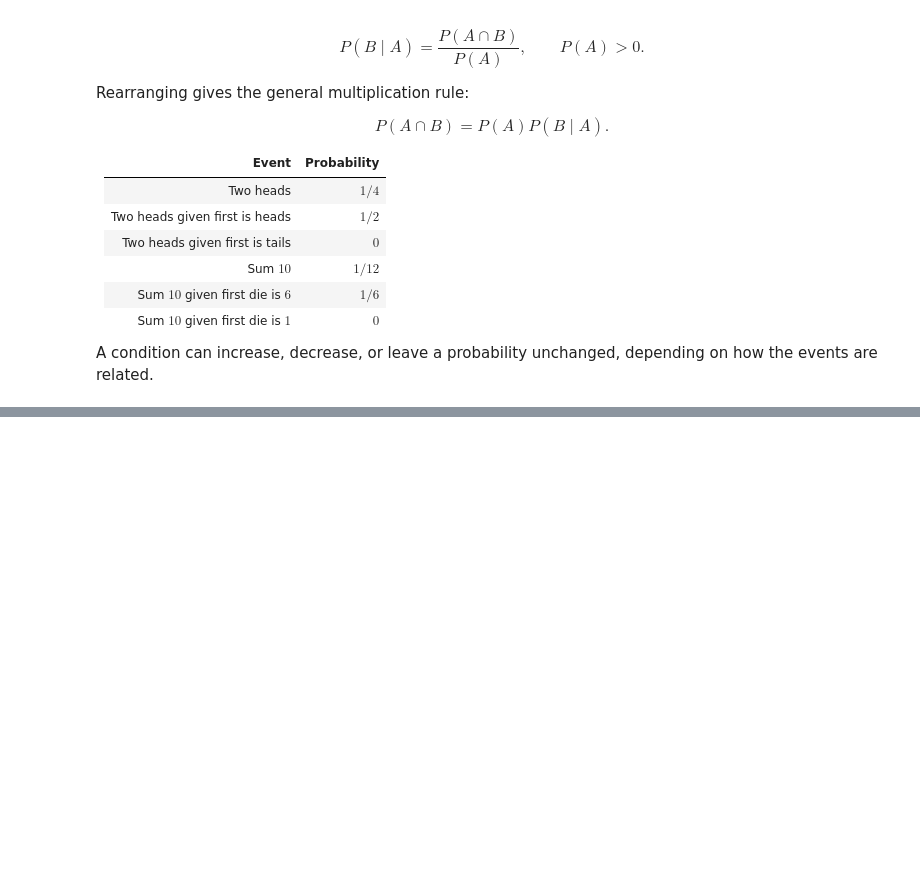
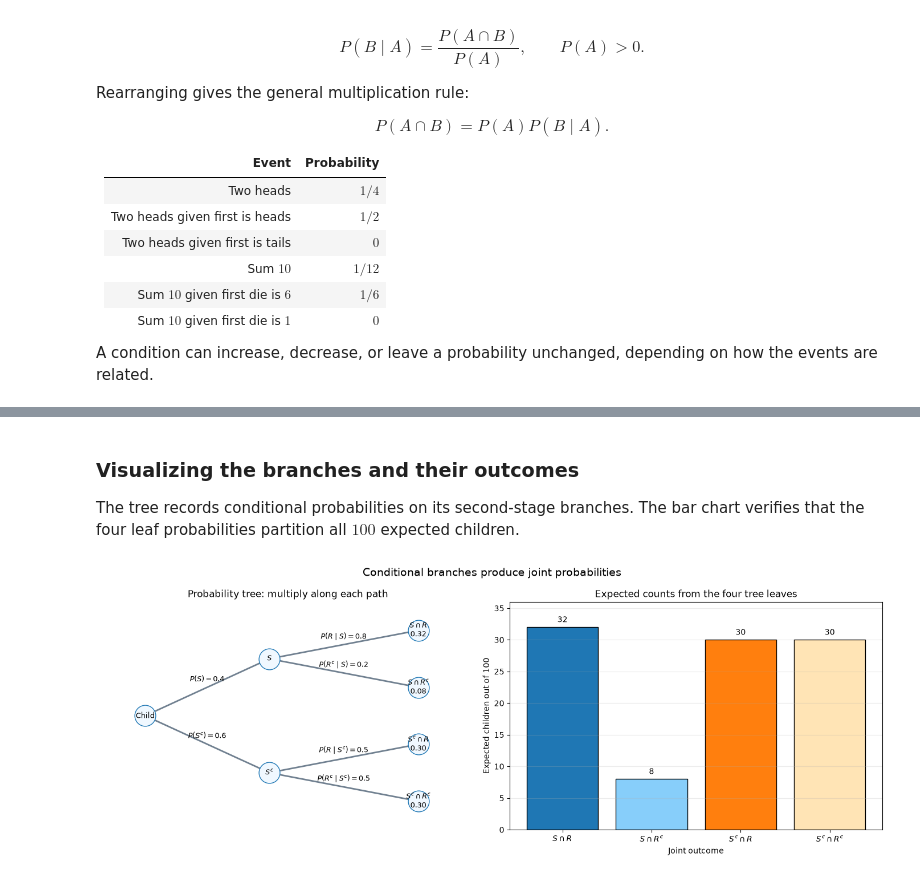
Before and after one commit to majorgilles/mathematics-for-machine-learning-and-data-science, a Jupyter notebook: weeks/c3_w1/01_probability_and_probability_distributions.ipynb, the cells around one changed output, grey strips where cells are left out. Drawn from its saved outputs; the diff is of its cells as text; code cells hidden in the pictures; blank space fills up the shorter version.

Commit message:
Add detailed explanations, visual examples, and metadata updates to C3_W1 notebook on probability concepts

```diff
--- a/weeks/c3_w1/01_probability_and_probability_distributions.ipynb
+++ b/weeks/c3_w1/01_probability_and_probability_distributions.ipynb
@@ -1753,0 +1902,73 @@ A condition can increase, decrease, or leave a probability unchanged, depending
+# %% [markdown]
+### Visualizing the branches and their outcomes
+
+The tree records conditional probabilities on its second-stage branches. The bar chart verifies that the four leaf probabilities partition all $100$ expected children.
+# %%
+fig, axes = plt.subplots(1, 2, figsize=(14, 5.3))
+
+tree_nodes: dict[str, tuple[float, float]] = {
+    "root": (0.0, 0.0),
+    "S": (1.0, 1.0),
+    "not_S": (1.0, -1.0),
+    "S_and_R": (2.2, 1.5),
+    "S_and_not_R": (2.2, 0.5),
+    "not_S_and_R": (2.2, -0.5),
+    "not_S_and_not_R": (2.2, -1.5),
+}
+tree_edges: list[tuple[str, str, str]] = [
+    ("root", "S", "$P(S)=0.4$"),
+    ("root", "not_S", "$P(S^c)=0.6$"),
+    ("S", "S_and_R", "$P(R\mid S)=0.8$"),
+    ("S", "S_and_not_R", "$P(R^c\mid S)=0.2$"),
+    ("not_S", "not_S_and_R", "$P(R\mid S^c)=0.5$"),
+    ("not_S", "not_S_and_not_R", "$P(R^c\mid S^c)=0.5$"),
+]
+
+for start_name, end_name, edge_label in tree_edges:
+    start_x, start_y = tree_nodes[start_name]
+    end_x, end_y = tree_nodes[end_name]
+    axes[0].plot([start_x, end_x], [start_y, end_y], color="slategray", linewidth=2)
+    axes[0].text(
+        (start_x + end_x) / 2,
+        (start_y + end_y) / 2 + 0.1,
+        edge_label,
+        ha="center",
+        fontsize=9,
+    )
+
+node_labels: dict[str, str] = {
+    "root": "Child",
+    "S": "$S$",
+    "not_S": "$S^c$",
+    "S_and_R": "$S\cap R$\n$0.32$",
+    "S_and_not_R": "$S\cap R^c$\n$0.08$",
+    "not_S_and_R": "$S^c\cap R$\n$0.30$",
+    "not_S_and_not_R": "$S^c\cap R^c$\n$0.30$",
+}
+for node_name, (node_x, node_y) in tree_nodes.items():
+    axes[0].scatter(node_x, node_y, s=700, color="aliceblue", edgecolor="tab:blue", zorder=3)
+    axes[0].text(node_x, node_y, node_labels[node_name], ha="center", va="center",
+                 fontsize=9, zorder=4)
+axes[0].set(title="Probability tree: multiply along each path", xlim=(-0.35, 2.65),
+            ylim=(-2.0, 2.0), xticks=[], yticks=[], xlabel="Branching stages", ylabel="")
+axes[0].axis("off")
+
+leaf_labels: list[str] = ["$S\cap R$", "$S\cap R^c$", "$S^c\cap R$", "$S^c\cap R^c$"]
+leaf_counts: np.ndarray = np.array([32, 8, 30, 30])
+leaf_colors: list[str] = ["tab:blue", "lightskyblue", "tab:orange", "moccasin"]
+axes[1].bar(leaf_labels, leaf_counts, color=leaf_colors, edgecolor="black")
+for category_index, leaf_count in enumerate(leaf_counts):
+    axes[1].text(category_index, leaf_count + 0.8, str(leaf_count), ha="center", fontsize=10)
+axes[1].set(
+    title="Expected counts from the four tree leaves",
+    xlabel="Joint outcome",
+    ylabel="Expected children out of 100",
+    ylim=(0, 36),
+)
+axes[1].grid(axis="y", alpha=0.25)
+
+fig.suptitle("Conditional branches produce joint probabilities", fontsize=14)
+fig.tight_layout()
+plt.show()
+# %% [output]
+[figure, added]
```
Also changed, not shown: parts of 8 cells of this notebook, 6 other files.
